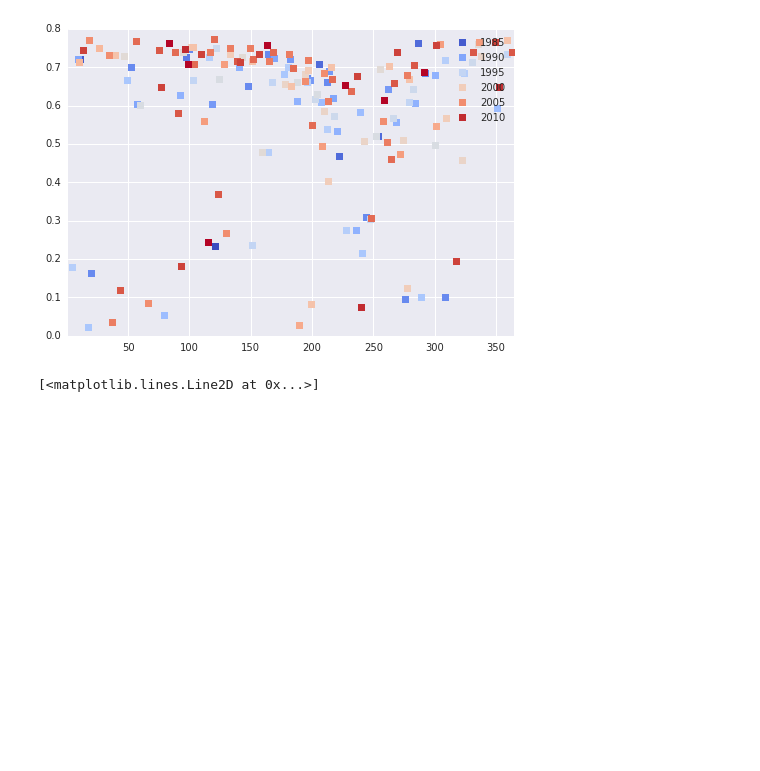
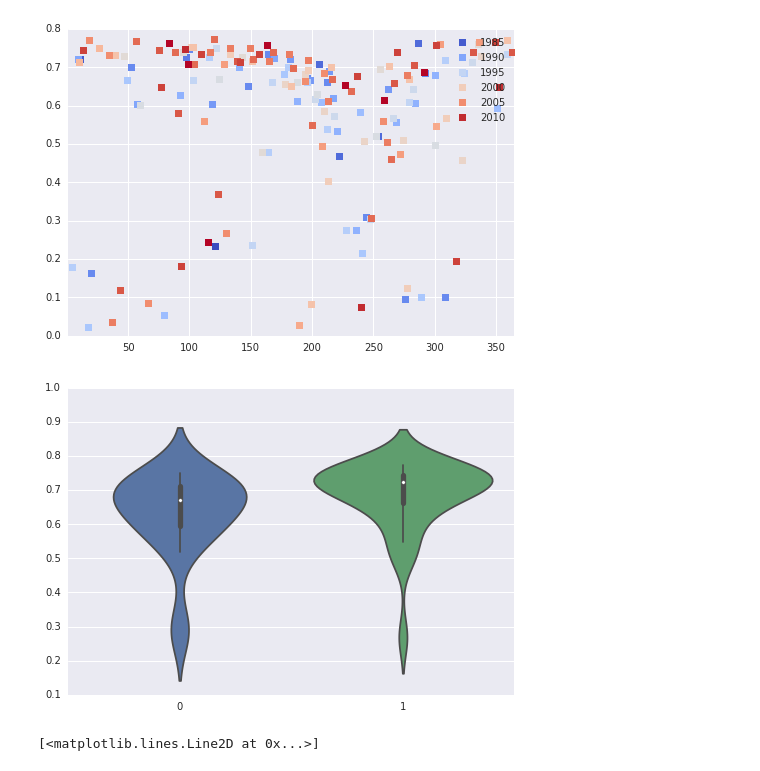
Before and after one commit to nongroup-lanl/ee-notebooks, a Jupyter notebook: mamore.ipynb, the cells around one changed output. Drawn from its saved outputs; the diff is of its cells as text; code cells hidden in the pictures; blank space fills up the shorter version.

```diff
--- a/mamore.ipynb
+++ b/mamore.ipynb
@@ -113,6 +109,13 @@ plt.legend()
 # %% [output]
 <matplotlib.legend.Legend at 0x...>
 [figure]
+# %%
+test = data2
+before = test.ix[test.index.year <= 1996]
+after = test.ix[test.index.year > 1996]
+d = sns.violinplot(data=[before.NDVI, after.NDVI])
+# %% [output]
+[figure, added]
 # %%
 range1 = data1.groupby(pd.TimeGrouper('A'))['NDVI'].max() - data1.groupby(pd.TimeGrouper('A'))['NDVI'].min()
 range2 = data2.groupby(pd.TimeGrouper('A'))['NDVI'].max() - data2.groupby(pd.TimeGrouper('A'))['NDVI'].min()
```
Also changed, not shown: parts of 9 cells of this notebook, 3 other files.
